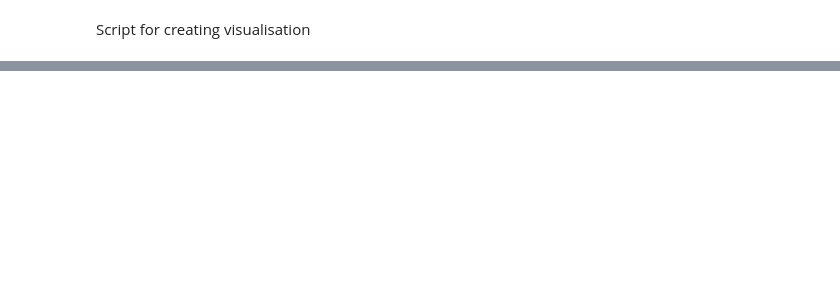
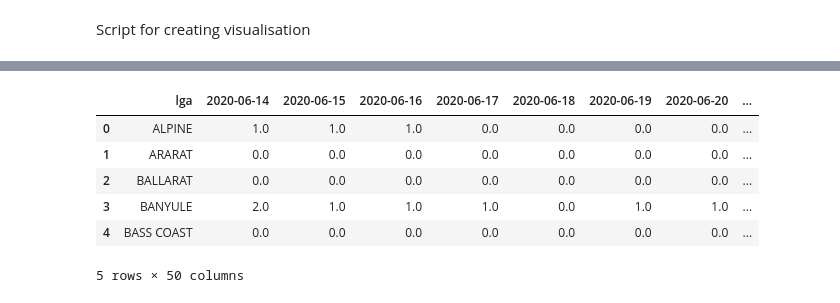
Before and after one commit to amanjit-gill-data/covid_vic_2020, a Jupyter notebook: notebooks/covid19_visualisation.ipynb, the cells around one changed output, grey strips where cells are left out. Saved outputs shown, nothing was run; the diff lists cells and outputs as text; code cells hidden in the pictures; blank space fills up the shorter version.

```diff
--- a/notebooks/covid19_visualisation.ipynb
+++ b/notebooks/covid19_visualisation.ipynb
@@ -27,0 +22,10 @@ True
+# %%
+df_all_dates.head()
+# %% [output]
+|  | lga | 2020-06-14 | 2020-06-15 | 2020-06-16 | 2020-06-17 | 2020-06-18 | 2020-06-19 | 2020-06-20 | ... |
+| 0 | ALPINE | 1.0 | 1.0 | 1.0 | 0.0 | 0.0 | 0.0 | 0.0 | ... |
+| 1 | ARARAT | 0.0 | 0.0 | 0.0 | 0.0 | 0.0 | 0.0 | 0.0 | ... |
+| 2 | BALLARAT | 0.0 | 0.0 | 0.0 | 0.0 | 0.0 | 0.0 | 0.0 | ... |
+| 3 | BANYULE | 2.0 | 1.0 | 1.0 | 1.0 | 0.0 | 1.0 | 1.0 | ... |
+| 4 | BASS COAST | 0.0 | 0.0 | 0.0 | 0.0 | 0.0 | 0.0 | 0.0 | ... |
+5 rows × 50 columns
```
Also changed, not shown: parts of 10 cells of this notebook, 3 other files.
